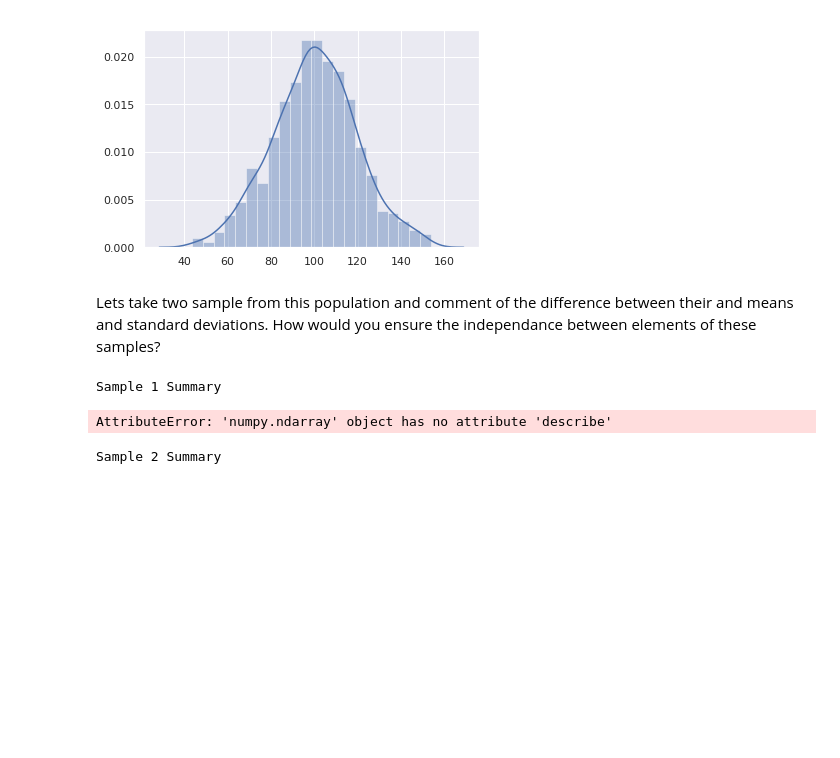
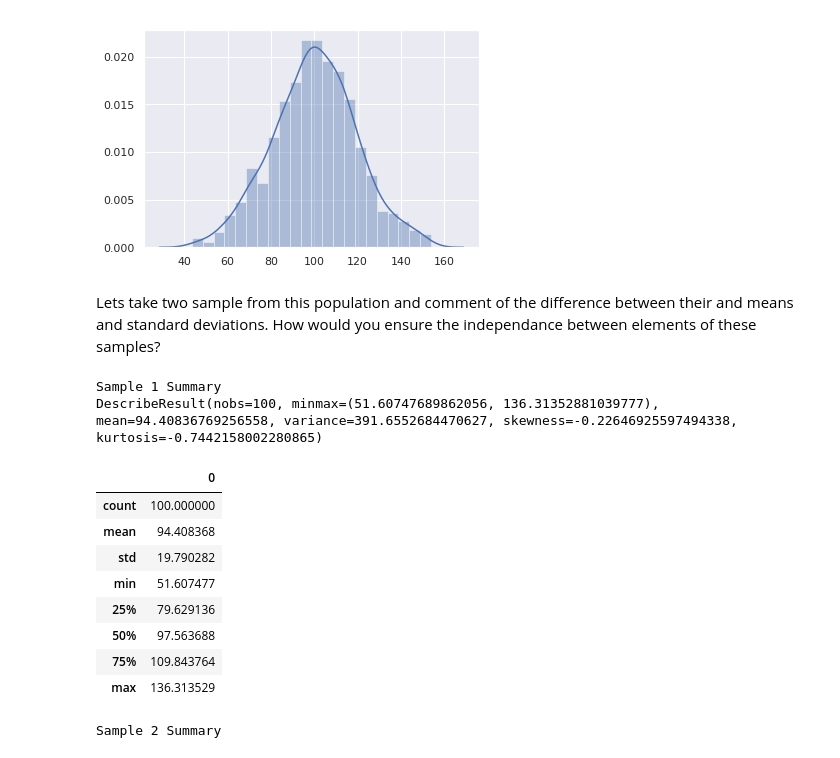
Before and after one commit to rvent/dsc-2-20-11type-1-and-type-2-errors-lab-nyc-ds-career-012819, a Jupyter notebook: index.ipynb, the cells around one changed output. Saved outputs shown, nothing was run; the diff lists cells and outputs as text; code cells hidden in the pictures; blank space fills up the shorter version.

```diff
--- a/index.ipynb
+++ b/index.ipynb
@@ -54,14 +54,23 @@ Lets take two sample from this population and comment of the difference between
 # %%
 k = 100
 sample1 = np.random.choice(pop,100,replace=True)
 
 print ("Sample 1 Summary")
-stats.describe(sample1)
+print(stats.describe(sample1))
 df = pd.DataFrame(sample1)
-df.describe
+df.describe()
 # %% [output]
 Sample 1 Summary
+DescribeResult(nobs=100, minmax=(51.60747689862056, 136.31352881039777), mean=94.40836769256558, variance=391.6552684470627, skewness=-0.22646925597494338, kurtosis=-0.7442158002280865)
-AttributeError: 'numpy.ndarray' object has no attribute 'describe'
+|  | 0 |
+| count | 100.000000 |
+| mean | 94.408368 |
+| std | 19.790282 |
+| min | 51.607477 |
+| 25% | 79.629136 |
+| 50% | 97.563688 |
+| 75% | 109.843764 |
+| max | 136.313529 |
 # %%
 sample2 = np.random.choice(pop,100,replace=True)
 print ("Sample 2 Summary")
```
